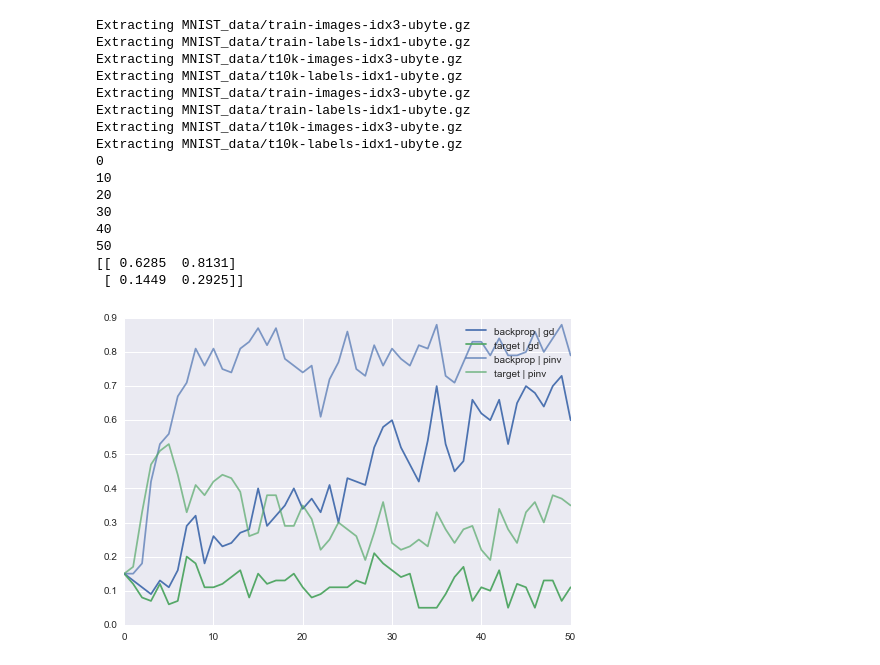
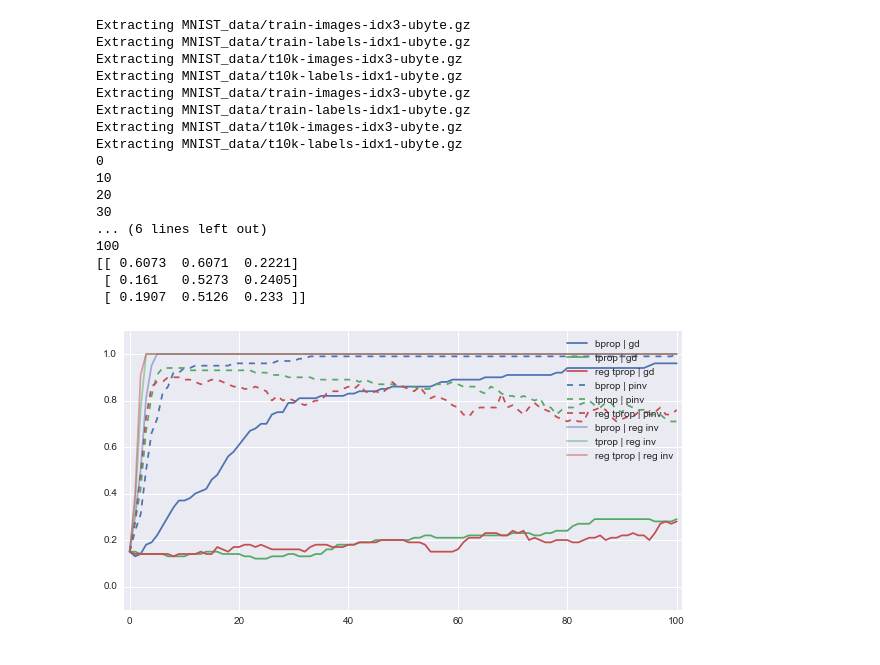
Before and after one commit to jsseely/tensorflow-target-prop, a Jupyter notebook: Target prop - python.ipynb, the cells around one changed output. Cells and saved outputs as stored; diff of their text form; code cells hidden in the pictures.

Commit message:
regularized tprop

```diff
--- a/Target prop - python.ipynb
+++ b/Target prop - python.ipynb
@@ -14,11 +15,16 @@ import matplotlib.pyplot as plt
 import seaborn as sns
 # %%
 L, acc, L_t, acc_t = run_tprop(batch_size = 100,
-                               t_steps = 50,
+                               t_steps = 100,
                                layers = 4,
                                alpha = 0.01,
                                alpha_t = 0.05,
-                               SGD = True)
+                               SGD = False,
+                               pinv_rcond=1e-1,
+                               nonlin_thresh=1e-2,
+                               beta_1=1e-3,
+                               beta_2=1e-3,
+                               nonlinearity='tanh')
 print acc_t
 # %% [output]
 Extracting MNIST_data/train-images-idx3-ubyte.gz
@@ -33,18 +39,29 @@ Extracting MNIST_data/t10k-labels-idx1-ubyte.gz
 10
 20
 30
-40
-50
-[[ 0.6285  0.8131]
- [ 0.1449  0.2925]]
+... (6 lines left out)
+100
+[[ 0.6073  0.6071  0.2221]
+ [ 0.161   0.5273  0.2405]
+ [ 0.1907  0.5126  0.233 ]]
 # %%
-plt.figure()
-with sns.color_palette(n_colors=2):
-  plt.plot(acc[0,0,:], label='backprop | gd')
-  plt.plot(acc[1,0,:], label='target | gd')
-  plt.plot(acc[0,1,:], alpha=0.7, label='backprop | pinv')
-  plt.plot(acc[1,1,:], alpha=0.7, label='target | pinv')
+plt.figure(figsize=(10,5))
+with sns.color_palette(n_colors=3):
+  plt.plot(acc[0,0,:], label='bprop | gd')
+  plt.plot(acc[1,0,:], label='tprop | gd')
+  plt.plot(acc[2,0,:], label='reg tprop | gd')
+
+  plt.plot(acc[0,1,:], '--', label='bprop | pinv')
+  plt.plot(acc[1,1,:], '--', label='tprop | pinv')
+  plt.plot(acc[2,1,:], '--', label='reg tprop | pinv')
+
+  plt.plot(acc[0,2,:], alpha=0.5, label='bprop | reg inv')
+  plt.plot(acc[1,2,:], alpha=0.5, label='tprop | reg inv')
+  plt.plot(acc[2,2,:], alpha=0.5, label='reg tprop | reg inv')
+
+plt.ylim([-.1, 1.1])
+plt.xlim([-1, 101])
 plt.legend()
 plt.show()
 # %% [output]
-[figure, old version]
+[figure, new version]
```
Also changed, not shown: parts of 10 cells of this notebook, 5 other files.
